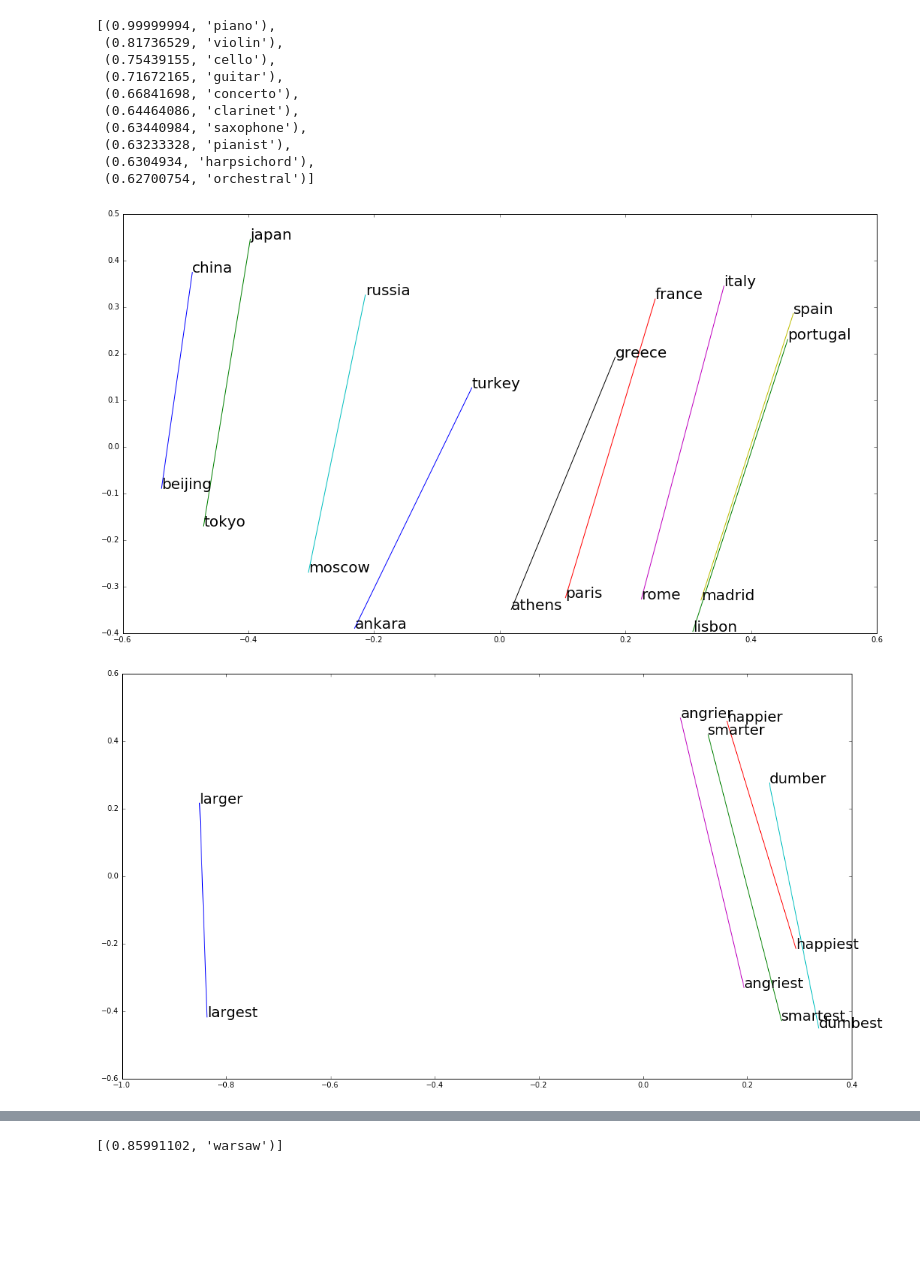
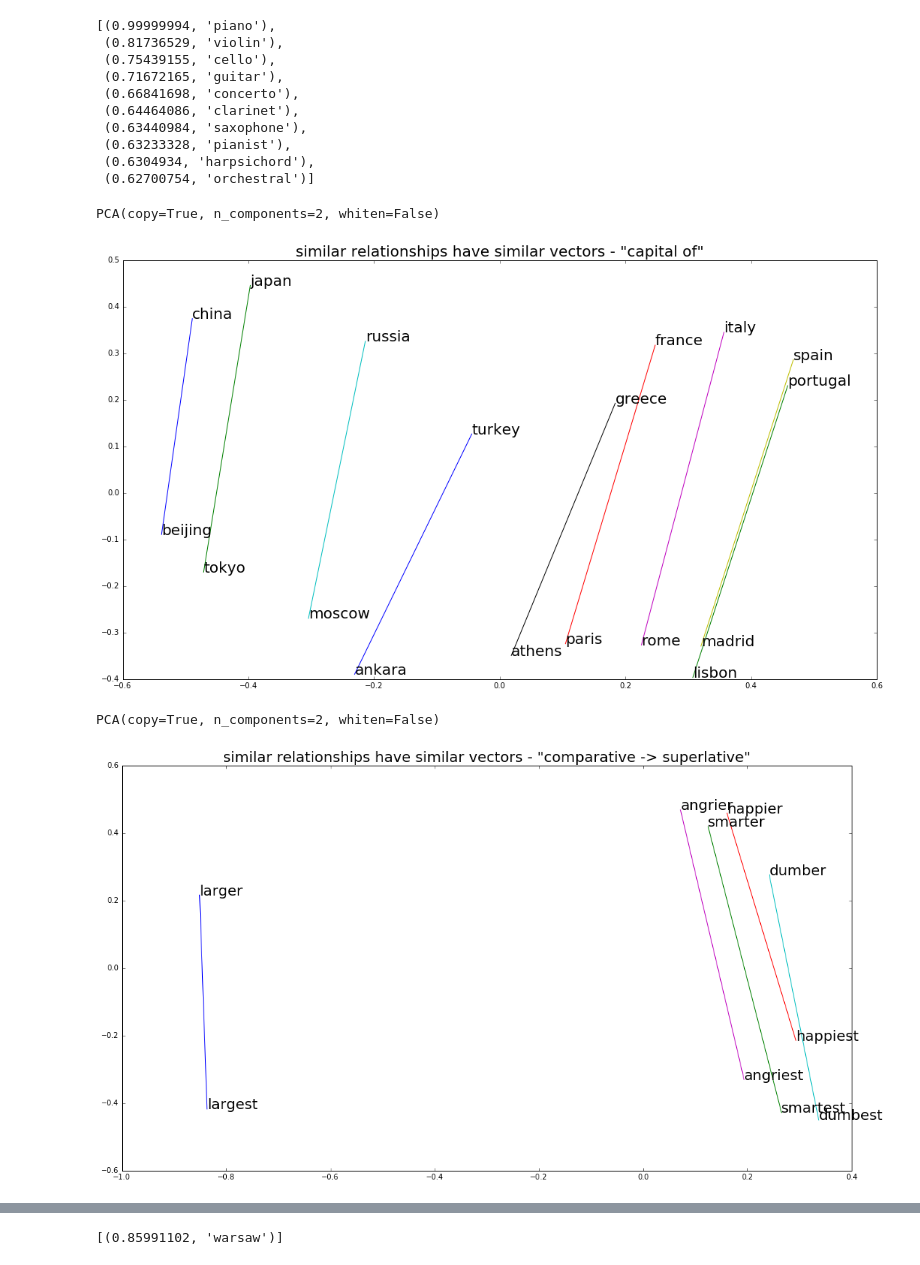
Before and after one commit to hrldcpr/word-embeddings, a Jupyter notebook: analogies.ipynb, the cells around one changed output, grey strips where cells are left out. Drawn from its saved outputs; the diff is of its cells as text; code cells hidden in the pictures; blank space fills up the shorter version.

Commit message:
visualize vector analogies, and add clarifying plot titles

```diff
--- a/analogies.ipynb
+++ b/analogies.ipynb
@@ -47,4 +47,6 @@ def plot_words(*words, lines=False):
 
     for word, xy in zip(words, xys):
         plt.annotate(word, xy, fontsize=20)
+
+    return pca
 # %%
@@ -79,22 +84,28 @@ most_similar(vectors['piano'], N=10)
  (0.6304934, 'harpsichord'),
  (0.62700754, 'orchestral')]
 # %%
+plt.title('similar relationships have similar vectors - "capital of"', fontsize=20)
+
 plot_words('china', 'beijing',
            'japan', 'tokyo',
            'france', 'paris',
            'russia', 'moscow',
            'italy', 'rome',
            'spain', 'madrid',
            'greece', 'athens',
            'turkey', 'ankara',
            'portugal', 'lisbon', lines=True)
 # %% [output]
+PCA(copy=True, n_components=2, whiten=False)
-[figure, old version]
+[figure, new version]
 # %%
+plt.title('similar relationships have similar vectors - "comparative -> superlative"', fontsize=20)
+
 plot_words('larger', 'largest',
            'smarter', 'smartest',
            'happier', 'happiest',
            'dumber', 'dumbest',
            'angrier', 'angriest', lines=True)
 # %% [output]
+PCA(copy=True, n_components=2, whiten=False)
-[figure, old version]
+[figure, new version]
```
Also changed, not shown: parts of 3 cells of this notebook.
